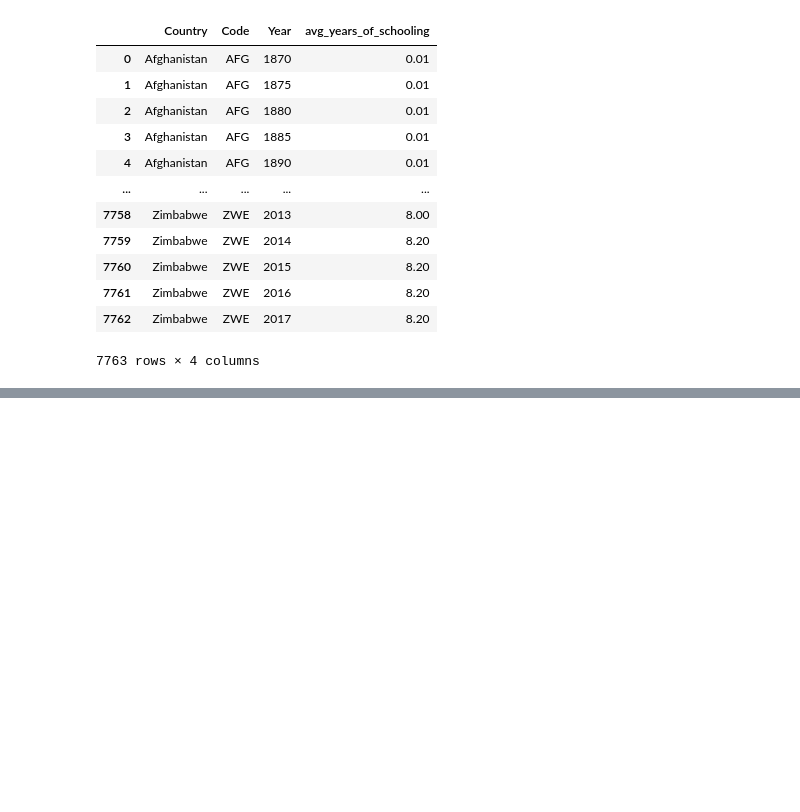
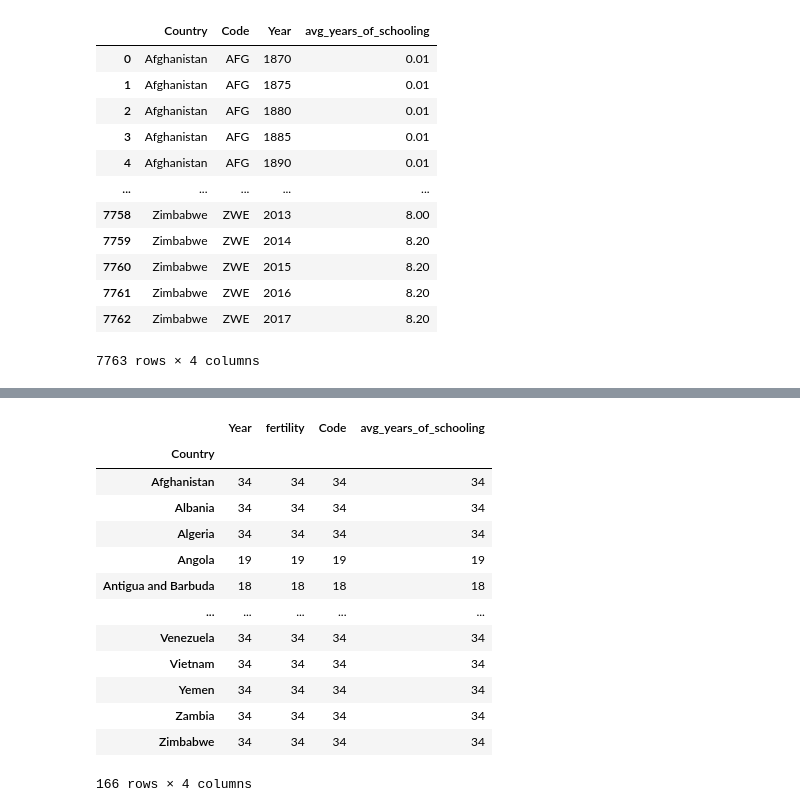
Before and after one commit to atifumacaxi/Fertility_and_Schooling, a Jupyter notebook: preprocessing.ipynb, the cells around one changed output, grey strips where cells are left out. Saved outputs shown, nothing was run; the diff lists cells and outputs as text; code cells hidden in the pictures; blank space fills up the shorter version.

```diff
--- a/preprocessing.ipynb
+++ b/preprocessing.ipynb
@@ -97,0 +169,18 @@ df_schooling_fertility
+# %%
+#Grouping by country
+df.groupby('Country').count()
+# %% [output]
+|  | Year | fertility | Code | avg_years_of_schooling |
+| Country |  |  |  |  |
+| Afghanistan | 34 | 34 | 34 | 34 |
+| Albania | 34 | 34 | 34 | 34 |
+| Algeria | 34 | 34 | 34 | 34 |
+| Angola | 19 | 19 | 19 | 19 |
+| Antigua and Barbuda | 18 | 18 | 18 | 18 |
+| ... | ... | ... | ... | ... |
+| Venezuela | 34 | 34 | 34 | 34 |
+| Vietnam | 34 | 34 | 34 | 34 |
+| Yemen | 34 | 34 | 34 | 34 |
+| Zambia | 34 | 34 | 34 | 34 |
+| Zimbabwe | 34 | 34 | 34 | 34 |
+166 rows × 4 columns
```
Also changed, not shown: parts of 15 cells of this notebook.
